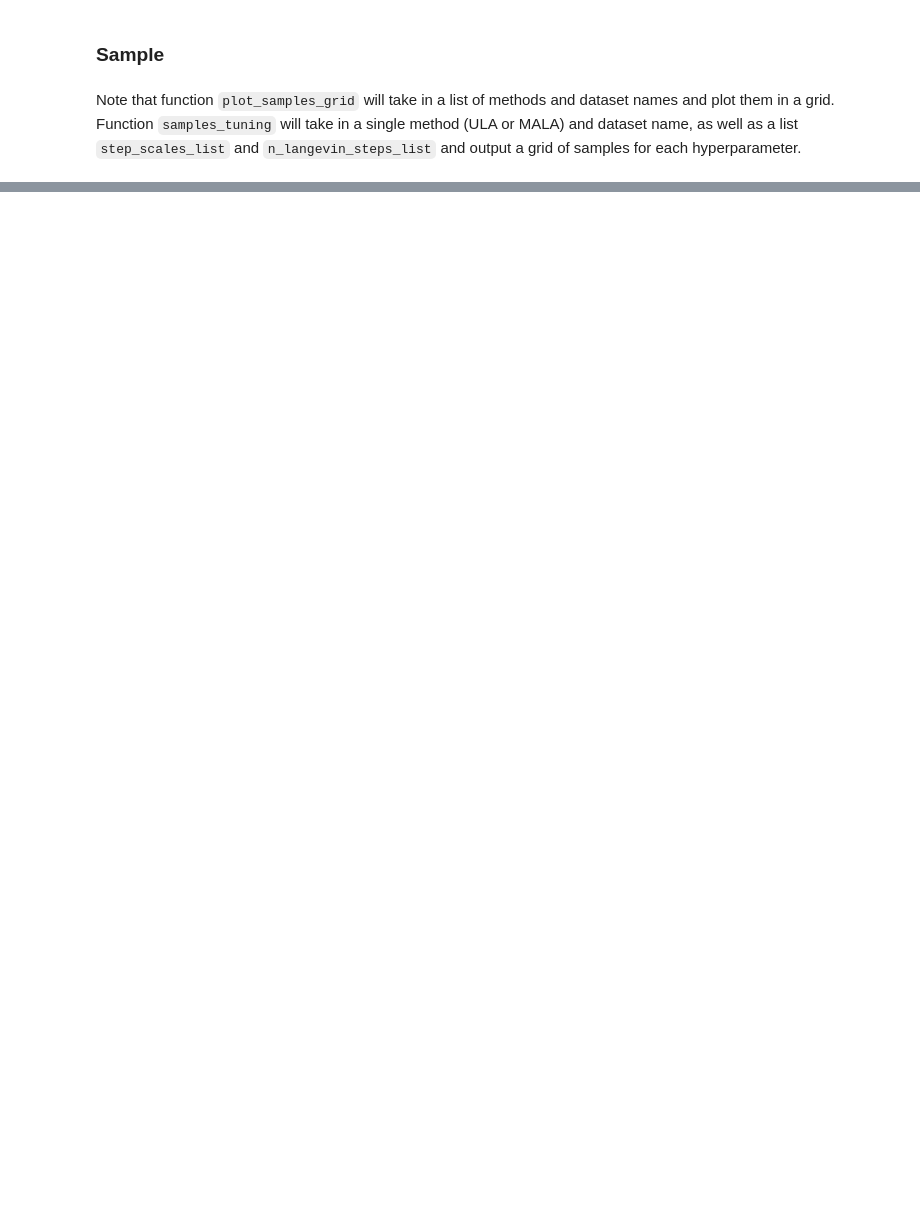
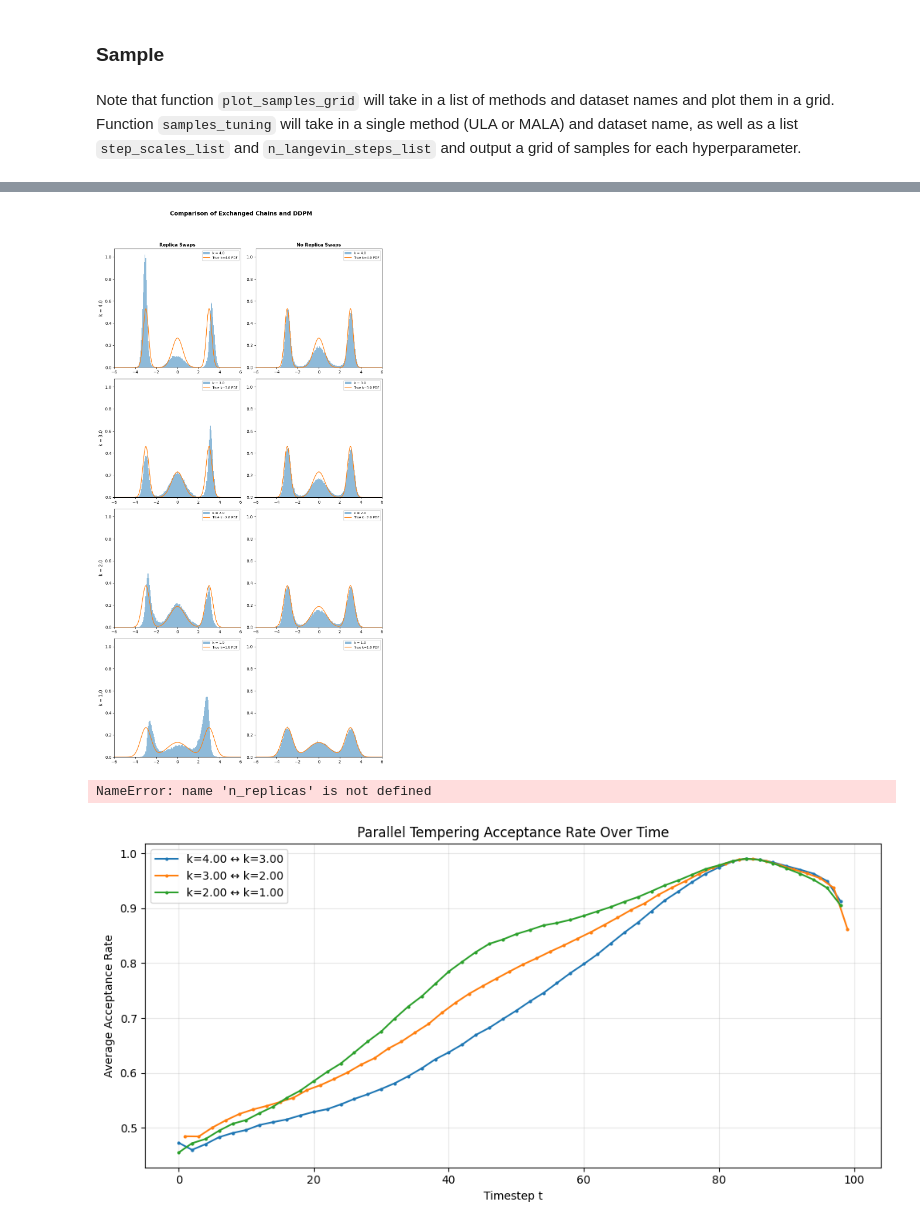
Before and after one commit to oatmeallover/parallel_tempering, a Jupyter notebook: tempered_energy.ipynb, the cells around one changed output, grey strips where cells are left out. Drawn from its saved outputs; the diff is of its cells as text; code cells hidden in the pictures; blank space fills up the shorter version.

Commit message:
Parallel Tempering Chain Throughout, runs

```diff
--- a/tempered_energy.ipynb
+++ b/tempered_energy.ipynb
@@ -89,32 +14,0 @@ KeyboardInterrupt:
-# %%
-
-
-def plot_acceptance_over_time(acceptance_ladder):
-
-	fig, ax = plt.subplots(figsize=(10, 5))
-
-	for (k_less, k_more), records in acceptance_ladder.items():
-		# Group acceptance rates by timestep t
-		by_time = defaultdict(list)
-		for r in records:
-			by_time[r["t"]].append(r["acceptance"].cpu().mean().item())
-
-		# Average over langevin steps at each t
-		ts = sorted(by_time.keys())
-		ts_cpu = [item.cpu() for item in ts]
-
-		avg_acceptance = [sum(by_time[t]) / len(by_time[t]) for t in ts]
-
-		ax.plot(ts_cpu, avg_acceptance, label=f"k={k_less:.2f} ↔ k={k_more:.2f}", marker='o', markersize=2)
-
-	ax.set_xlabel("Timestep t")
-	ax.set_ylabel("Average Acceptance Rate")
-	ax.set_title("Parallel Tempering Acceptance Rate Over Time")
-	ax.legend()
-	ax.grid(True, alpha=0.3)
-	plt.tight_layout()
-	plt.show()
-
-	return fig
-
-_ = plot_acceptance_over_time(figures)
@@ -186,0 +15,12 @@ _ = plot_acceptance_over_position(figures, samples[(0,0)]["samples"])
+# %%
+dataset_name = "composed"
+k = 4.0
+sigma = 0.5
+step_scale = 1
+n_replicas = 4
+filename = "k_4_replica_exchange_ddpm_comparison"
+
+x_ladder, a_ladder = ladder_ddpm(dataset_name, k, sigma, step_scale, n_replicas, x_limit=6, save_dir="figures", figsize_per_panel=(5,4), filename=None)
+plot_acceptance_over_time(a_ladder)
+plot_acceptance_over_position(a_ladder, x_ladder[k])
+# %% [output]
@@ -186,0 +44,3 @@ _ = plot_acceptance_over_position(figures, samples[(0,0)]["samples"])
+[figure, added]
+NameError: name 'n_replicas' is not defined
+[figure, added]
```
Also changed, not shown: parts of 6 cells of this notebook, 10 other files.
